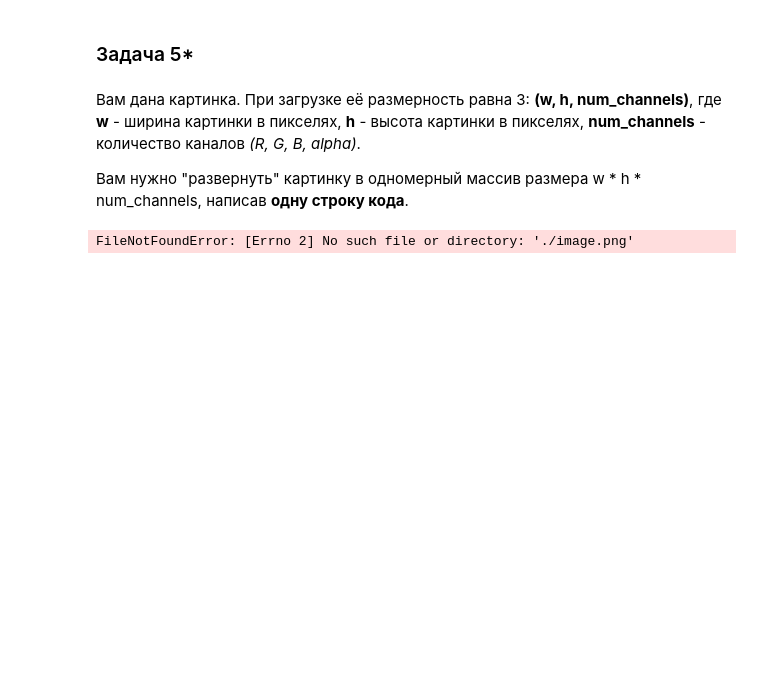
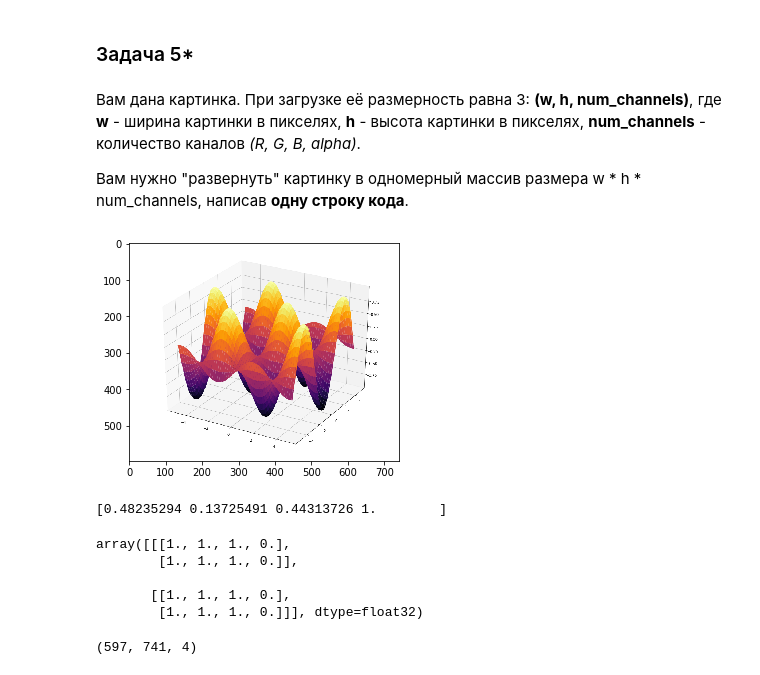
Before and after one commit to dinarochka/Sberbank_ML, a Jupyter notebook: Students/lipilin_kv/Hometask_1_lipilin_kv.ipynb, the cells around one changed output. Saved outputs shown, nothing was run; the diff lists cells and outputs as text; code cells hidden in the pictures; blank space fills up the shorter version.

```diff
--- a/Students/lipilin_kv/Hometask_1_lipilin_kv.ipynb
+++ b/Students/lipilin_kv/Hometask_1_lipilin_kv.ipynb
@@ -230,12 +230,28 @@ draw_f(grid_x, grid_y)
 from matplotlib import pyplot as plt
 %matplotlib inline
 # %%
-path_to_image = './image.png'
+path_to_image = 'image.png'
 image_array = plt.imread(path_to_image)
 plt.imshow(image_array);
 # %% [output]
-FileNotFoundError: [Errno 2] No such file or directory: './image.png'
+[figure, added]
 # %%
 flat_image_array = # Ваш код здесь
 # %%
 # здесь выведите размер нового массива
+# %%
+print(image_array[400,400])
+# %% [output]
+[0.48235294 0.13725491 0.44313726 1.        ]
+# %%
+image_array[:2,:2]
+# %% [output]
+array([[[1., 1., 1., 0.],
+        [1., 1., 1., 0.]],
+
+       [[1., 1., 1., 0.],
+        [1., 1., 1., 0.]]], dtype=float32)
+# %%
+image_array.shape
+# %% [output]
+(597, 741, 4)
```
Also changed, not shown: parts of 5 cells of this notebook, 1 other file.
